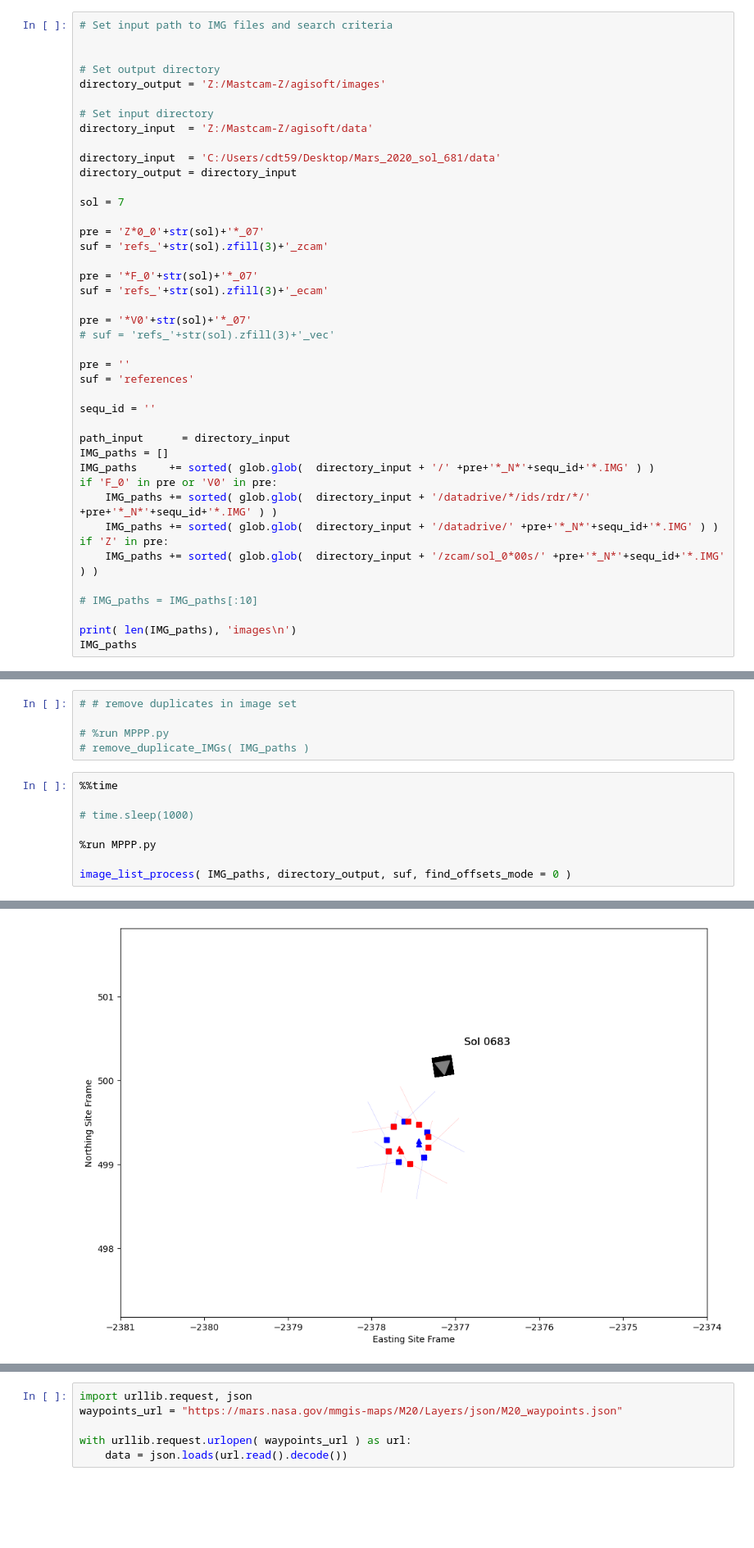
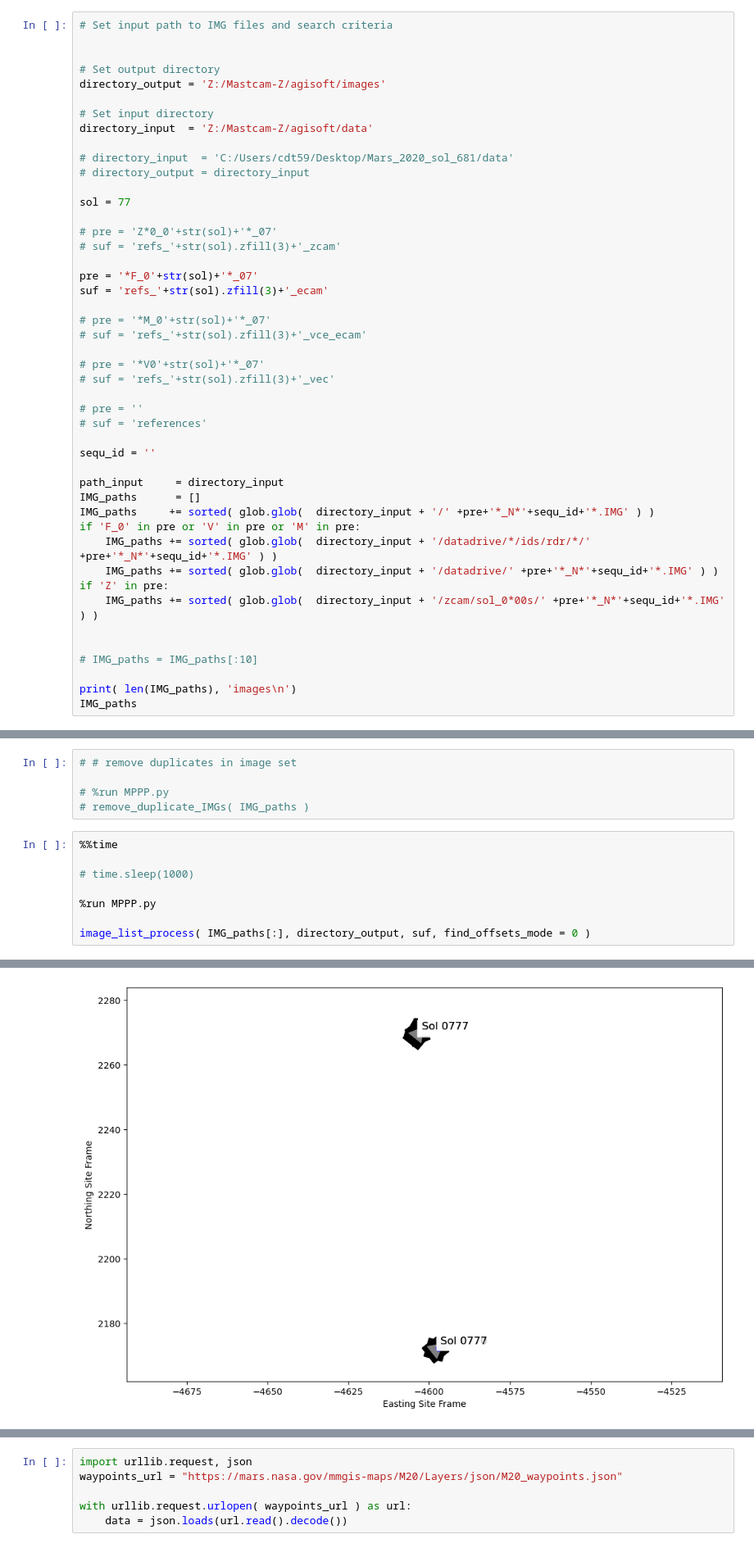
Before and after one commit to cdt59/MPPP, a Jupyter notebook: src/MPPP_notebook.ipynb, the cells around one changed output, grey strips where cells are left out. Shown at 82% size. Cells and saved outputs as stored; diff of their text form; blank space fills up the shorter version.

```diff
--- a/src/MPPP_notebook.ipynb
+++ b/src/MPPP_notebook.ipynb
@@ -32,34 +32,38 @@ directory_output = 'Z:/Mastcam-Z/agisoft/images'
 # Set input directory
 directory_input  = 'Z:/Mastcam-Z/agisoft/data'
 
-directory_input  = 'C:/Users/cdt59/Desktop/Mars_2020_sol_681/data'
-directory_output = directory_input
+# directory_input  = 'C:/Users/cdt59/Desktop/Mars_2020_sol_681/data'
+# directory_output = directory_input
 
-sol = 7
+sol = 77
 
-pre = 'Z*0_0'+str(sol)+'*_07'
-suf = 'refs_'+str(sol).zfill(3)+'_zcam'
+# pre = 'Z*0_0'+str(sol)+'*_07'
+# suf = 'refs_'+str(sol).zfill(3)+'_zcam'
 
 pre = '*F_0'+str(sol)+'*_07'
 suf = 'refs_'+str(sol).zfill(3)+'_ecam'
 
-pre = '*V0'+str(sol)+'*_07'
+# pre = '*M_0'+str(sol)+'*_07'
+# suf = 'refs_'+str(sol).zfill(3)+'_vce_ecam'
+
+# pre = '*V0'+str(sol)+'*_07'
 # suf = 'refs_'+str(sol).zfill(3)+'_vec'
 
-pre = ''
-suf = 'references'
+# pre = ''
+# suf = 'references'
 
 sequ_id = ''
 
-path_input      = directory_input
-IMG_paths = []
+path_input     = directory_input
+IMG_paths      = []
 IMG_paths     += sorted( glob.glob(  directory_input + '/' +pre+'*_N*'+sequ_id+'*.IMG' ) )
-if 'F_0' in pre or 'V0' in pre:
+if 'F_0' in pre or 'V' in pre or 'M' in pre:
     IMG_paths += sorted( glob.glob(  directory_input + '/datadrive/*/ids/rdr/*/' +pre+'*_N*'+sequ_id+'*.IMG' ) )
     IMG_paths += sorted( glob.glob(  directory_input + '/datadrive/' +pre+'*_N*'+sequ_id+'*.IMG' ) )
 if 'Z' in pre:
     IMG_paths += sorted( glob.glob(  directory_input + '/zcam/sol_0*00s/' +pre+'*_N*'+sequ_id+'*.IMG' ) )
 
+
 # IMG_paths = IMG_paths[:10]
 
 print( len(IMG_paths), 'images\n')
@@ -96,5 +99,5 @@ IMG_paths
 
 %run MPPP.py
 
-image_list_process( IMG_paths, directory_output, suf, find_offsets_mode = 0 )
+image_list_process( IMG_paths[:], directory_output, suf, find_offsets_mode = 0 )
 # %% [output]
@@ -118,2 +121,2 @@ Wall time: 28.1 s
 <Figure size 640x480 with 0 Axes>
-[figure, old version]
+[figure, new version]
```
Also changed, not shown: parts of 8 cells of this notebook, 20 other files.
